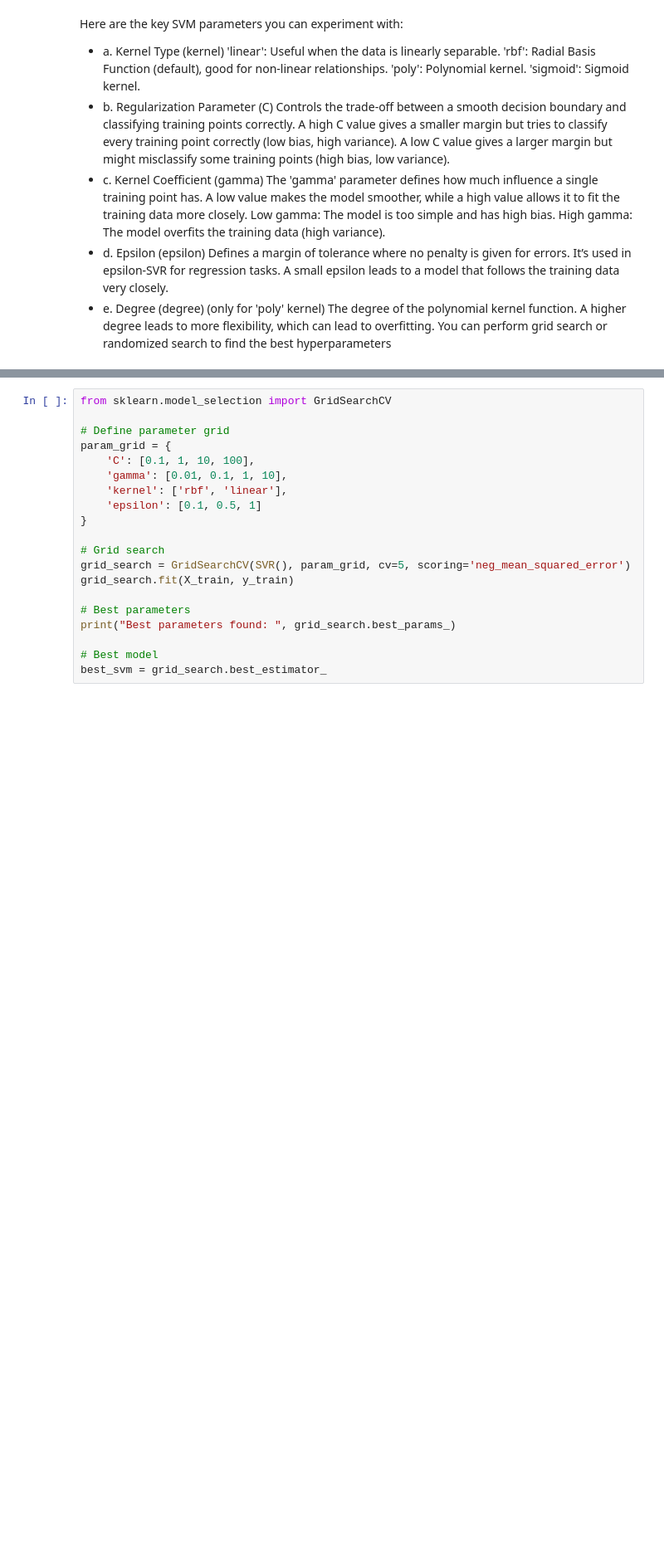
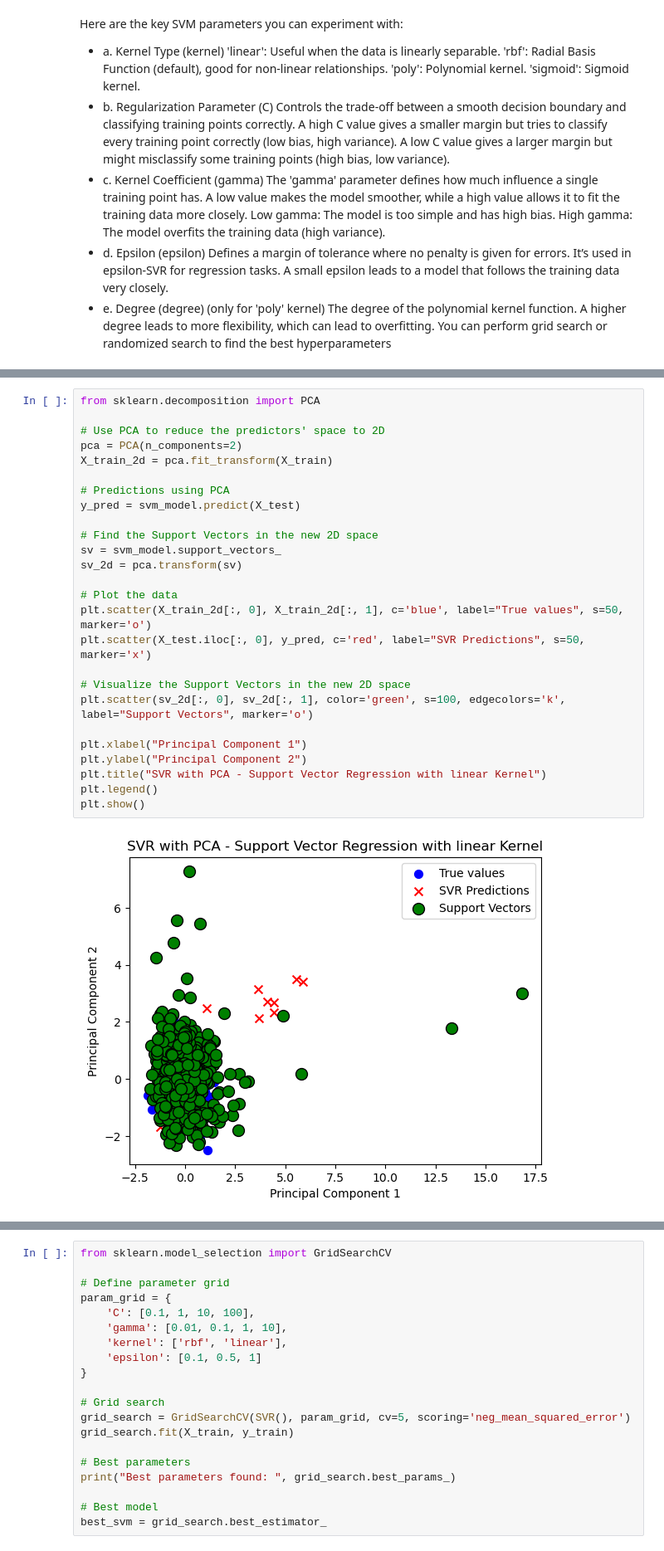
Before and after one commit to fravasta/Prediction-of-Taxi-fares, a Jupyter notebook: SVM_taxi.ipynb, the cells around one changed output, grey strips where cells are left out. Shown at 83% size. Saved outputs shown, nothing was run; the diff lists cells and outputs as text; blank space fills up the shorter version.

```diff
--- a/SVM_taxi.ipynb
+++ b/SVM_taxi.ipynb
@@ -180,0 +179,28 @@ R-squared: 0.7580
+# %%
+from sklearn.decomposition import PCA
+
+# Use PCA to reduce the predictors' space to 2D
+pca = PCA(n_components=2)
+X_train_2d = pca.fit_transform(X_train)
+
+# Predictions using PCA
+y_pred = svm_model.predict(X_test)
+
+# Find the Support Vectors in the new 2D space
+sv = svm_model.support_vectors_
+sv_2d = pca.transform(sv)
+
+# Plot the data
+plt.scatter(X_train_2d[:, 0], X_train_2d[:, 1], c='blue', label="True values", s=50, marker='o')
+plt.scatter(X_test.iloc[:, 0], y_pred, c='red', label="SVR Predictions", s=50, marker='x')
+
+# Visualize the Support Vectors in the new 2D space
+plt.scatter(sv_2d[:, 0], sv_2d[:, 1], color='green', s=100, edgecolors='k', label="Support Vectors", marker='o')
+
+plt.xlabel("Principal Component 1")
+plt.ylabel("Principal Component 2")
+plt.title("SVR with PCA - Support Vector Regression with linear Kernel")
+plt.legend()
+plt.show()
+# %% [output]
+[figure, added]
```
Also changed, not shown: parts of 13 cells of this notebook, 6 other files.
